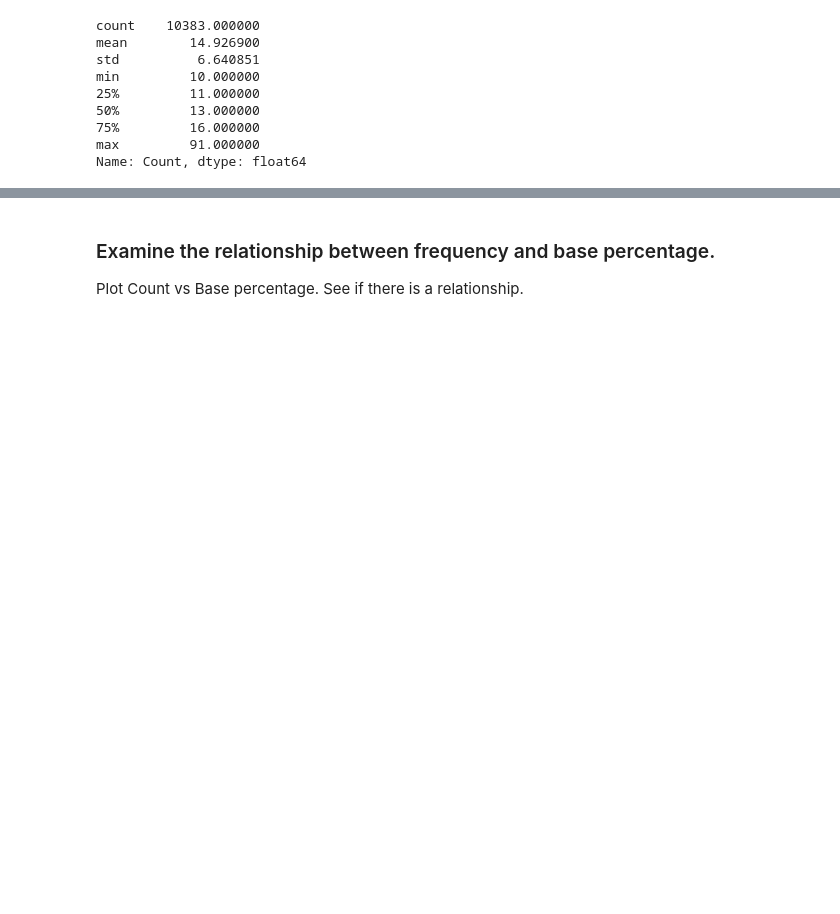
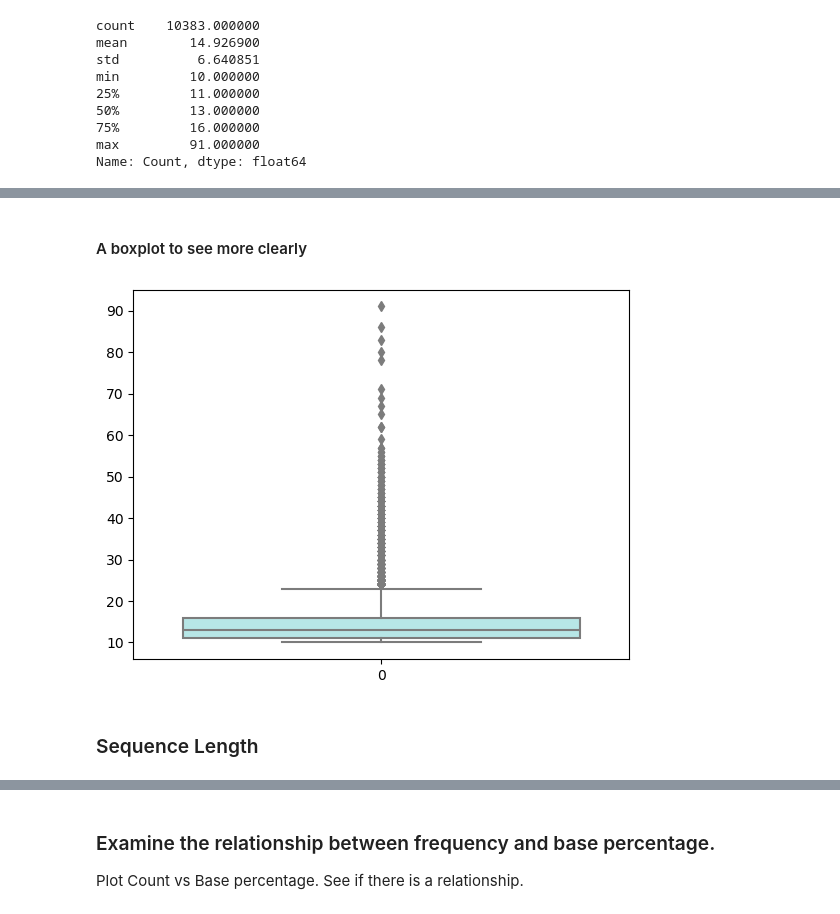
Before and after one commit to sheisroot/pH-sequence-design, a Jupyter notebook: Code/pH-EDA.ipynb, the cells around one changed output, grey strips where cells are left out. Cells and saved outputs as stored; diff of their text form; code cells hidden in the pictures; blank space fills up the shorter version.

```diff
--- a/Code/pH-EDA.ipynb
+++ b/Code/pH-EDA.ipynb
@@ -138,0 +161,9 @@ Name: Count, dtype: float64
+# %% [markdown]
+#### A boxplot to see more clearly
+# %%
+sns.boxplot(df['Count'].values, color='paleturquoise')
+plt.show()
+# %% [output]
+[figure, added]
+# %% [markdown]
+### Sequence Length
```
Also changed, not shown: parts of 29 cells of this notebook.
